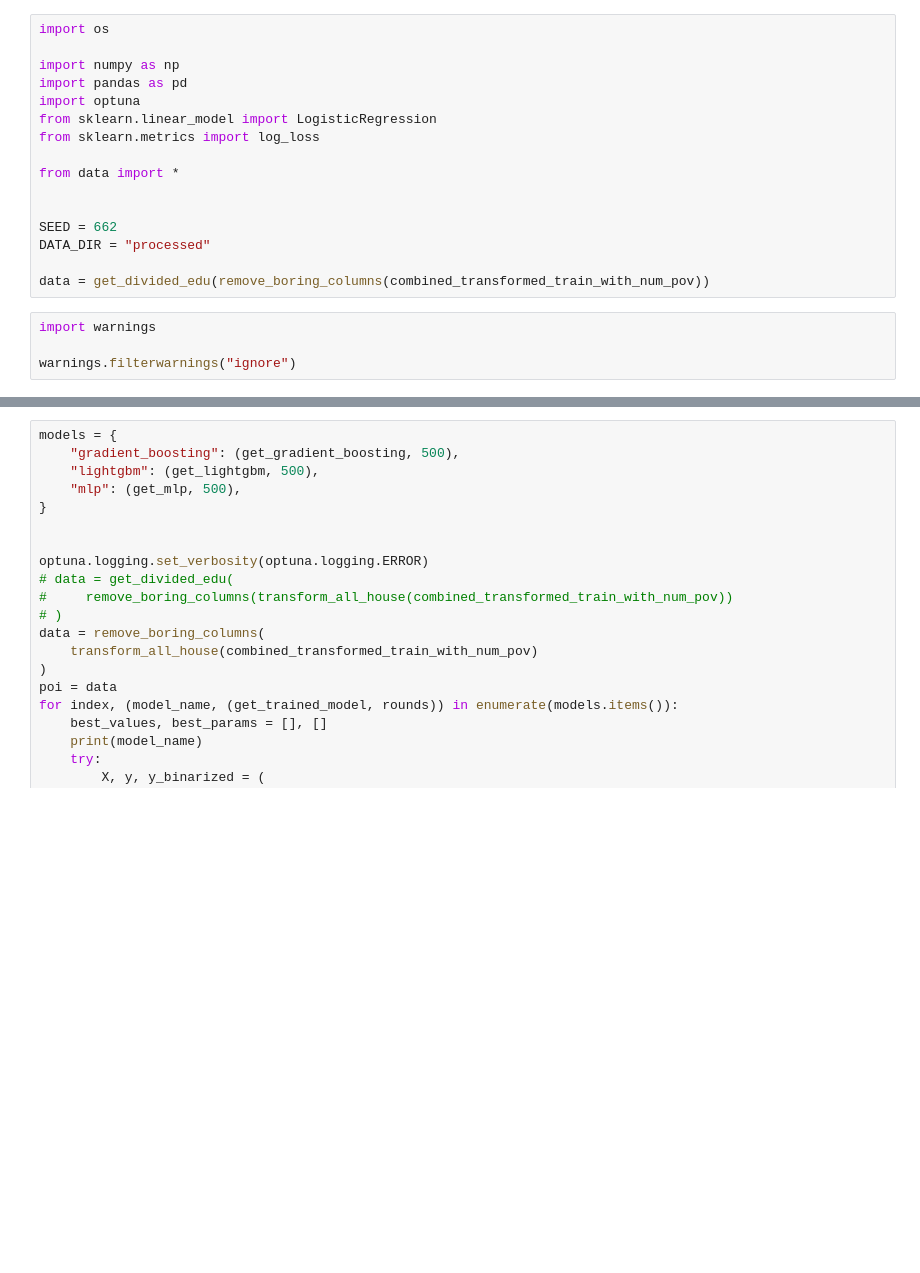
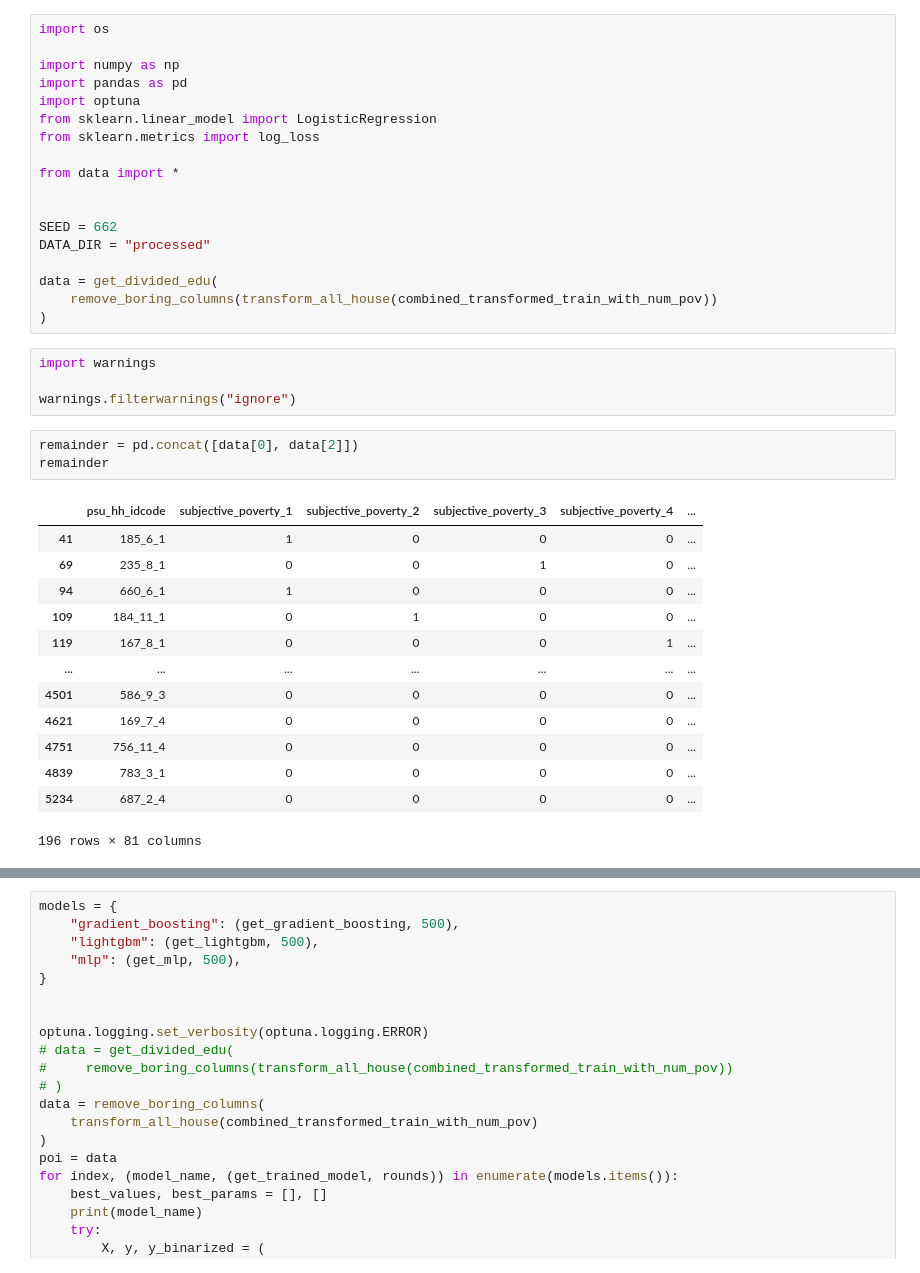
Before and after one commit to BorisLeung/STA841Kaggle, a Jupyter notebook: divided.ipynb, the cells around one changed output, grey strips where cells are left out. Cells and saved outputs as stored; diff of their text form; blank space fills up the shorter version.

```diff
--- a/divided.ipynb
+++ b/divided.ipynb
@@ -13,11 +13,30 @@ from data import *
 SEED = 662
 DATA_DIR = "processed"
 
-data = get_divided_edu(remove_boring_columns(combined_transformed_train_with_num_pov))
+data = get_divided_edu(
+    remove_boring_columns(transform_all_house(combined_transformed_train_with_num_pov))
+)
 # %%
 import warnings
 
 warnings.filterwarnings("ignore")
+# %%
+remainder = pd.concat([data[0], data[2]])
+remainder
+# %% [output]
+|  | psu_hh_idcode | subjective_poverty_1 | subjective_poverty_2 | subjective_poverty_3 | subjective_poverty_4 | ... |
+| 41 | 185_6_1 | 1 | 0 | 0 | 0 | ... |
+| 69 | 235_8_1 | 0 | 0 | 1 | 0 | ... |
+| 94 | 660_6_1 | 1 | 0 | 0 | 0 | ... |
+| 109 | 184_11_1 | 0 | 1 | 0 | 0 | ... |
+| 119 | 167_8_1 | 0 | 0 | 0 | 1 | ... |
+| ... | ... | ... | ... | ... | ... | ... |
+| 4501 | 586_9_3 | 0 | 0 | 0 | 0 | ... |
+| 4621 | 169_7_4 | 0 | 0 | 0 | 0 | ... |
+| 4751 | 756_11_4 | 0 | 0 | 0 | 0 | ... |
+| 4839 | 783_3_1 | 0 | 0 | 0 | 0 | ... |
+| 5234 | 687_2_4 | 0 | 0 | 0 | 0 | ... |
+196 rows × 81 columns
 # %%
 import traceback
 
```
Also changed, not shown: parts of 1 cell of this notebook, 1 other file.
